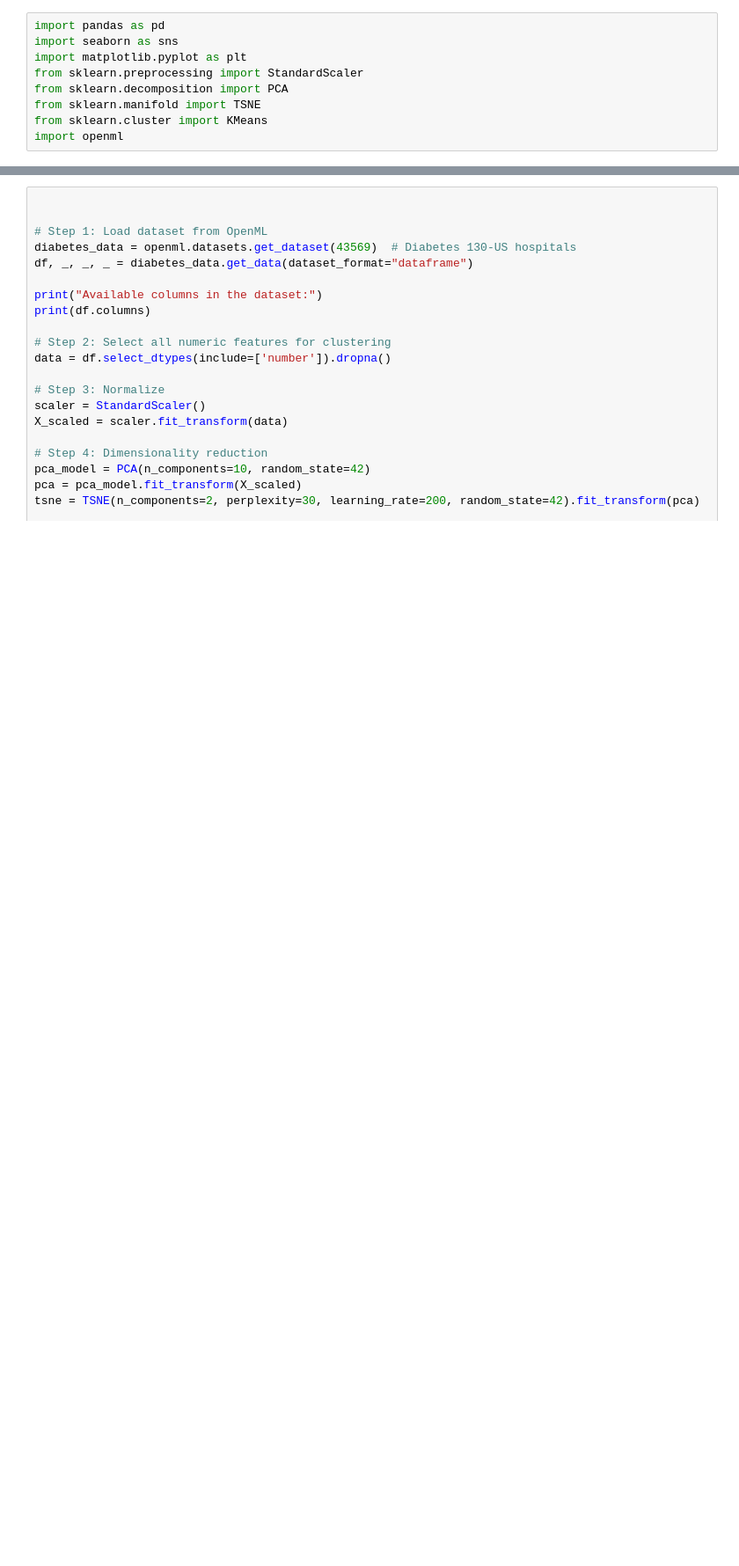
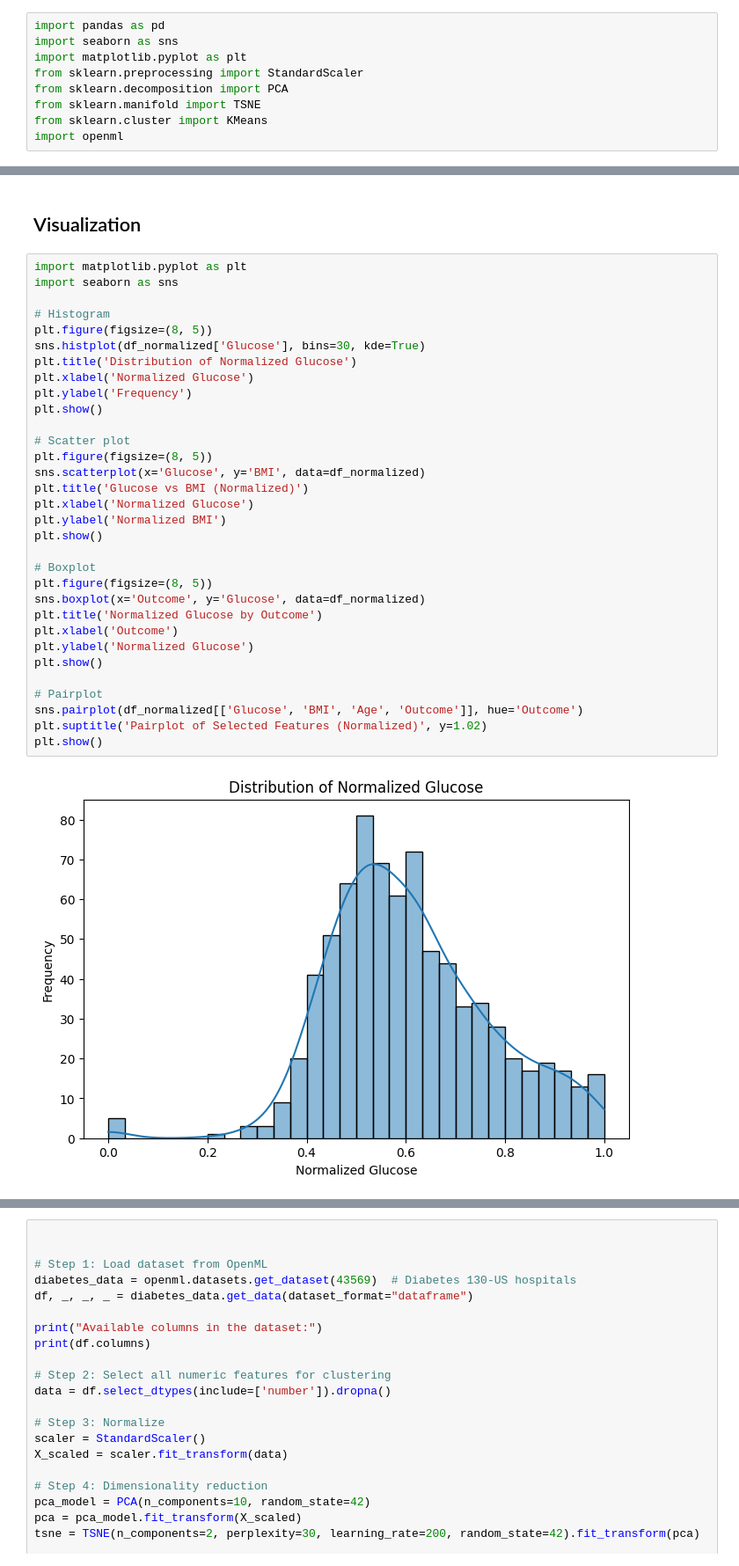
Before and after one commit to neelsoumya/python_machine_learning, a Jupyter notebook: EHR_data_unsupervised_learning.ipynb, the cells around one changed output, grey strips where cells are left out. Shown: that part at 88% size. Saved outputs shown, nothing was run; the diff lists cells and outputs as text; blank space fills up the shorter version.

```diff
--- a/EHR_data_unsupervised_learning.ipynb
+++ b/EHR_data_unsupervised_learning.ipynb
@@ -56,0 +99,36 @@ import openml
+# %% [markdown]
+## Visualization
+# %%
+import matplotlib.pyplot as plt
+import seaborn as sns
+
+# Histogram
+plt.figure(figsize=(8, 5))
+sns.histplot(df_normalized['Glucose'], bins=30, kde=True)
+plt.title('Distribution of Normalized Glucose')
+plt.xlabel('Normalized Glucose')
+plt.ylabel('Frequency')
+plt.show()
+
+# Scatter plot
+plt.figure(figsize=(8, 5))
+sns.scatterplot(x='Glucose', y='BMI', data=df_normalized)
+plt.title('Glucose vs BMI (Normalized)')
+plt.xlabel('Normalized Glucose')
+plt.ylabel('Normalized BMI')
+plt.show()
+
+# Boxplot
+plt.figure(figsize=(8, 5))
+sns.boxplot(x='Outcome', y='Glucose', data=df_normalized)
+plt.title('Normalized Glucose by Outcome')
+plt.xlabel('Outcome')
+plt.ylabel('Normalized Glucose')
+plt.show()
+
+# Pairplot
+sns.pairplot(df_normalized[['Glucose', 'BMI', 'Age', 'Outcome']], hue='Outcome')
+plt.suptitle('Pairplot of Selected Features (Normalized)', y=1.02)
+plt.show()
+# %% [output]
+[figure, added]
```
Also changed, not shown: parts of 9 cells of this notebook.
